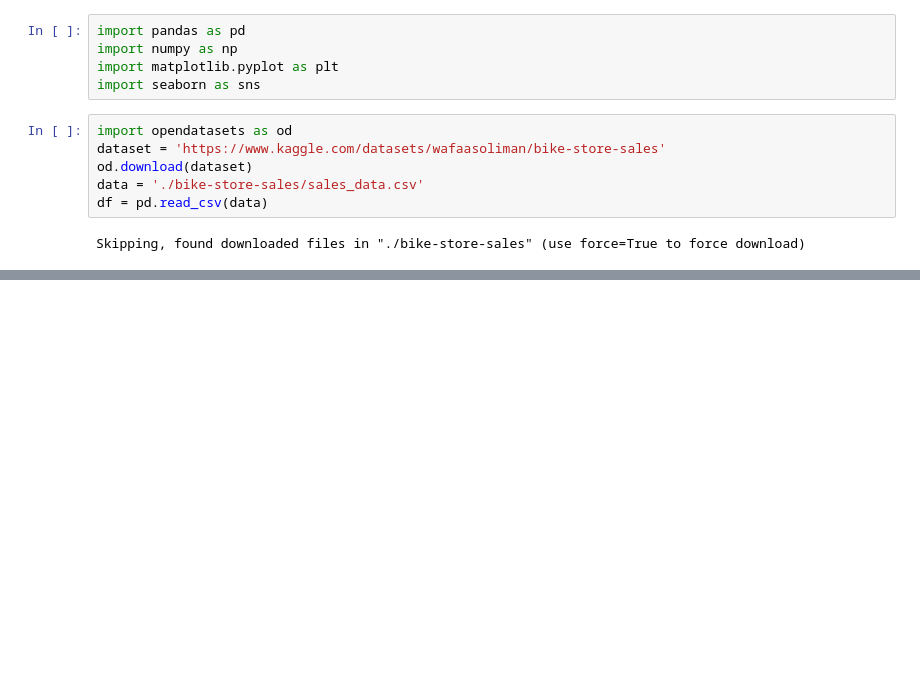
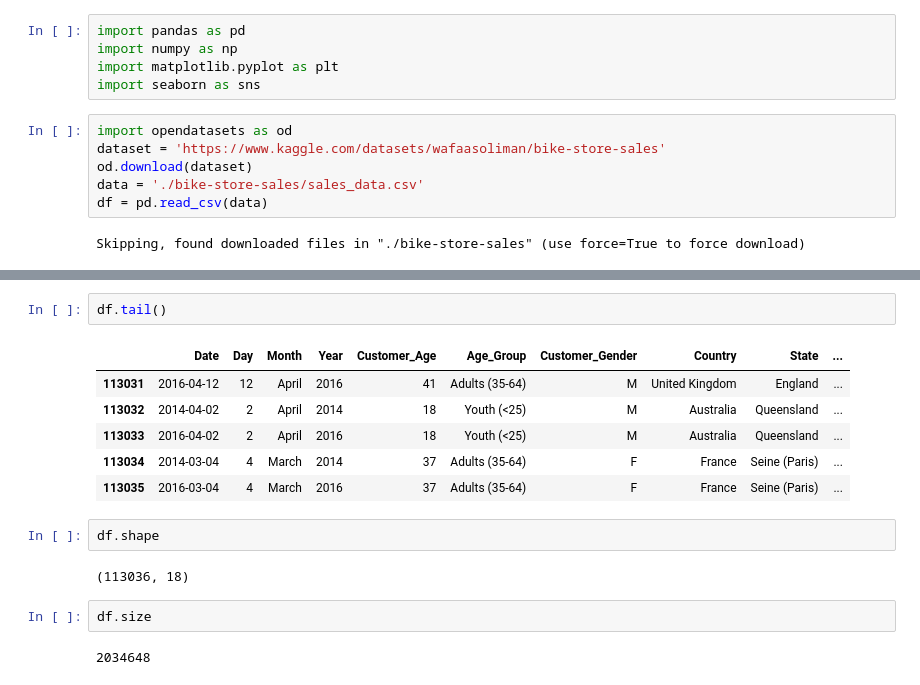
Before and after one commit to YashSharma082003/Exploratory-Data-Analysis-of-Bike-Store-Sales-Dataset, a Jupyter notebook: Exploratory_Data_Analysis_Of_Bike_Store_Sales_Dataset.ipynb, the cells around one changed output, grey strips where cells are left out. Cells and saved outputs as stored; diff of their text form; blank space fills up the shorter version.

```diff
--- a/Exploratory_Data_Analysis_Of_Bike_Store_Sales_Dataset.ipynb
+++ b/Exploratory_Data_Analysis_Of_Bike_Store_Sales_Dataset.ipynb
@@ -38,0 +50,17 @@ Skipping, found downloaded files in "./bike-store-sales" (use force=True to forc
+# %%
+df.tail()
+# %% [output]
+|  | Date | Day | Month | Year | Customer_Age | Age_Group | Customer_Gender | Country | State | ... |
+| 113031 | 2016-04-12 | 12 | April | 2016 | 41 | Adults (35-64) | M | United Kingdom | England | ... |
+| 113032 | 2014-04-02 | 2 | April | 2014 | 18 | Youth (<25) | M | Australia | Queensland | ... |
+| 113033 | 2016-04-02 | 2 | April | 2016 | 18 | Youth (<25) | M | Australia | Queensland | ... |
+| 113034 | 2014-03-04 | 4 | March | 2014 | 37 | Adults (35-64) | F | France | Seine (Paris) | ... |
+| 113035 | 2016-03-04 | 4 | March | 2016 | 37 | Adults (35-64) | F | France | Seine (Paris) | ... |
+# %%
+df.shape
+# %% [output]
+(113036, 18)
+# %%
+df.size
+# %% [output]
+2034648
```
Also changed, not shown: parts of 8 cells of this notebook.
